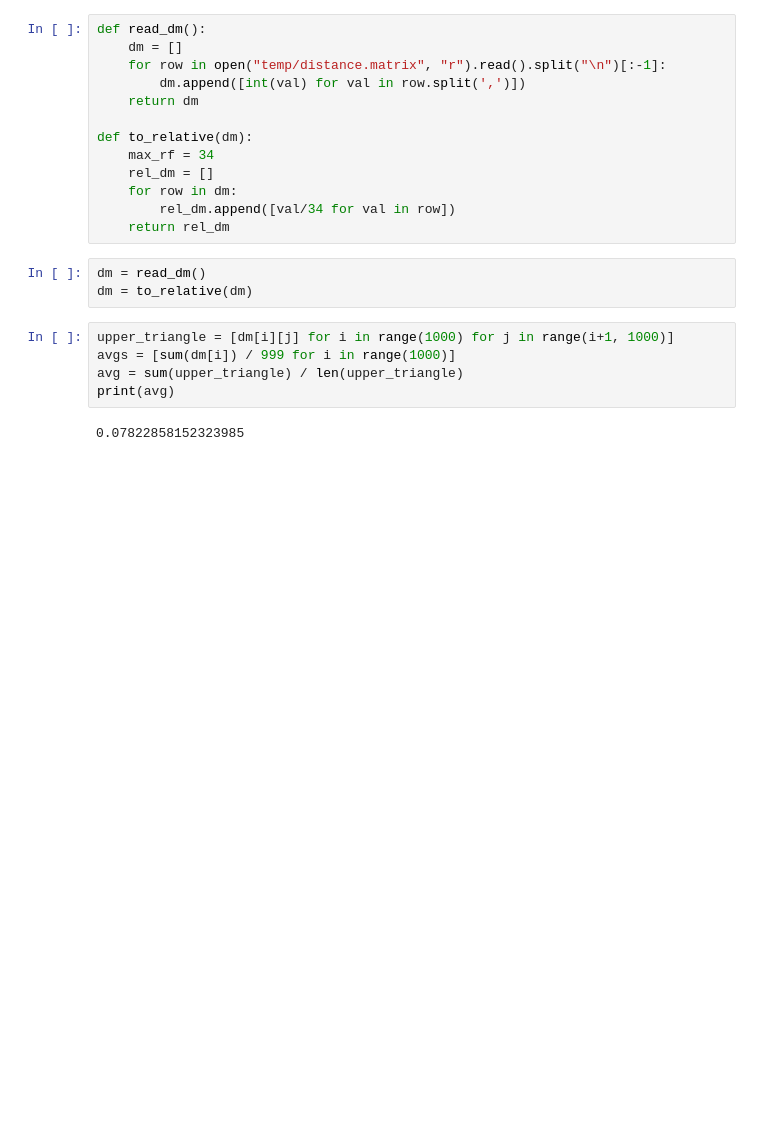
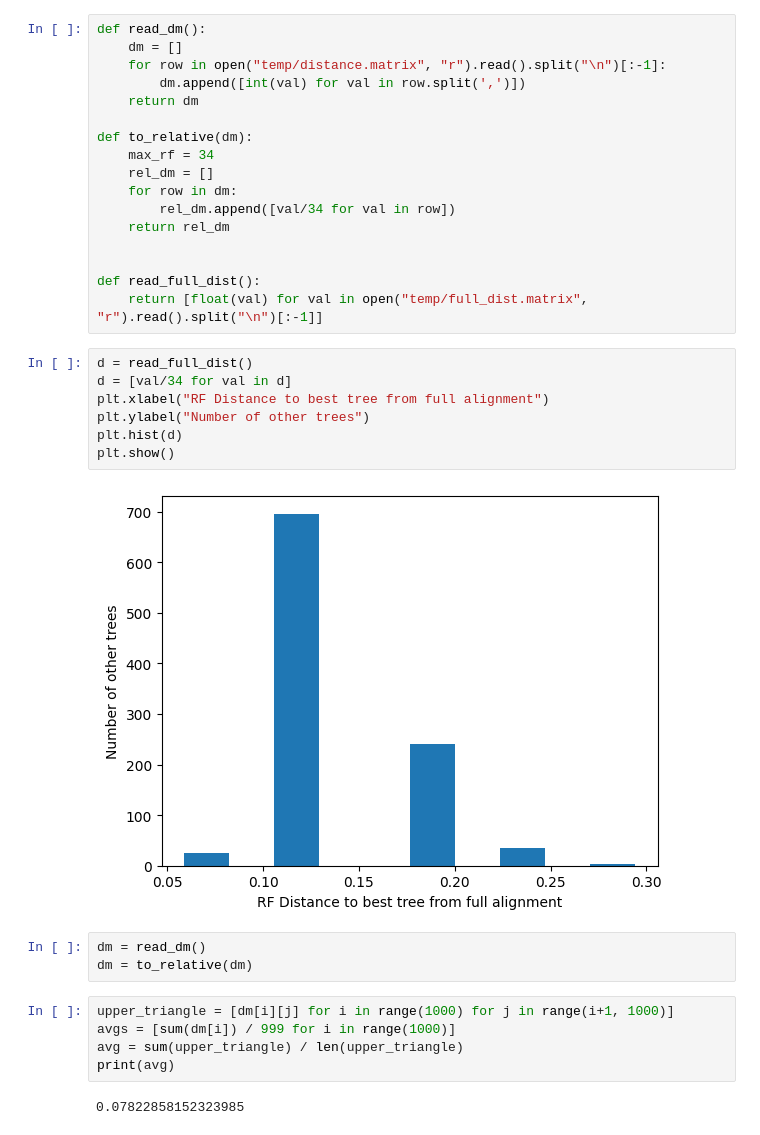
Before and after one commit to luisevonderwiese/mt_scripts, a Jupyter notebook: uncertainties/BestTreeDistances.ipynb, the cells around one changed output. Cells and saved outputs as stored; diff of their text form; blank space fills up the shorter version.

Commit message:
Add full alignment dunnielex and determine distances for best tree

```diff
--- a/uncertainties/BestTreeDistances.ipynb
+++ b/uncertainties/BestTreeDistances.ipynb
@@ -49,6 +68,19 @@ def to_relative(dm):
     for row in dm:
         rel_dm.append([val/34 for val in row])
     return rel_dm
+
+
+def read_full_dist():
+    return [float(val) for val in open("temp/full_dist.matrix", "r").read().split("\n")[:-1]]
+# %%
+d = read_full_dist()
+d = [val/34 for val in d]
+plt.xlabel("RF Distance to best tree from full alignment")
+plt.ylabel("Number of other trees")
+plt.hist(d)
+plt.show()
+# %% [output]
+[figure, added]
 # %%
 dm = read_dm()
 dm = to_relative(dm)
```
Also changed, not shown: parts of 2 cells of this notebook, 2 other files.
